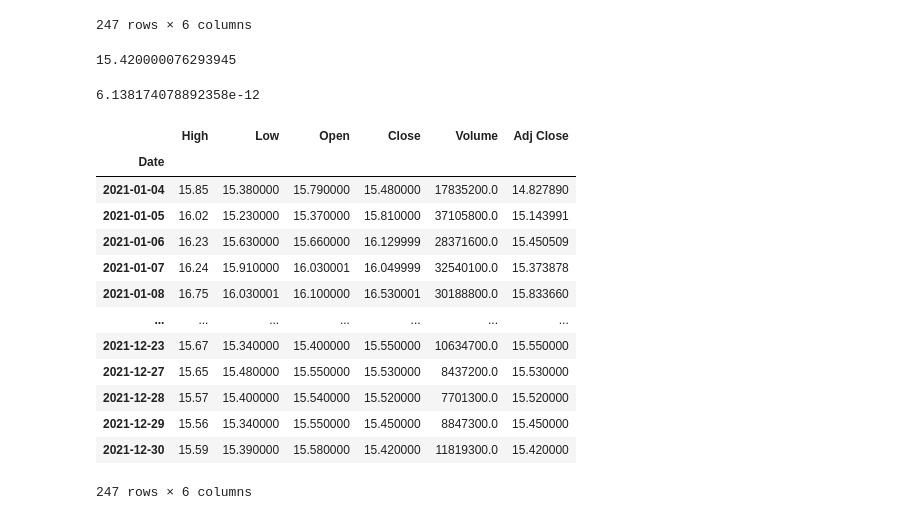
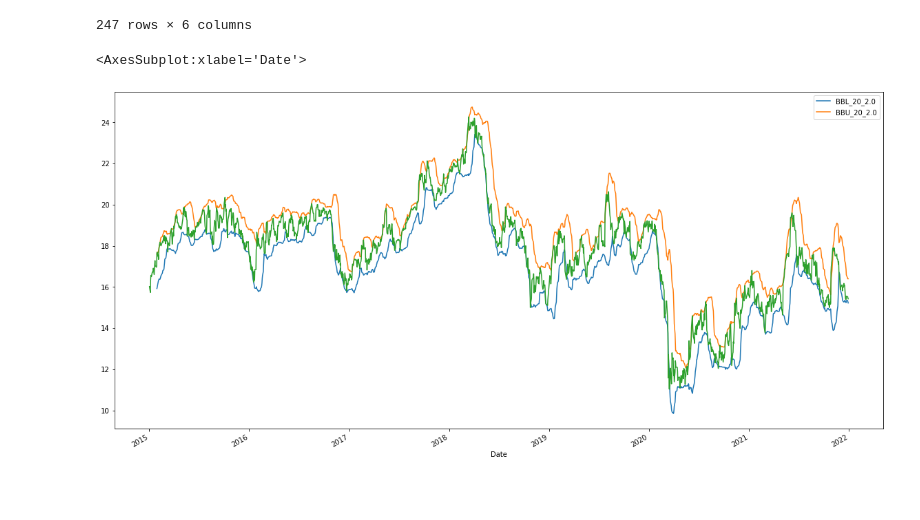
Before and after one commit to felipesveiga/Stock-Analysis-Dashboard, a Jupyter notebook: cotacoes_rascunho.ipynb, the cells around one changed output. Saved outputs shown, nothing was run; the diff lists cells and outputs as text; code cells hidden in the pictures; blank space fills up the shorter version.

```diff
--- a/cotacoes_rascunho.ipynb
+++ b/cotacoes_rascunho.ipynb
@@ -268,26 +266,11 @@ abev= web.DataReader(f'ABEV3.SA', 'yahoo', start=start, end=end)['Close']
-# %%
-abev.iloc[-1]
-# %% [output]
-15.420000076293945
-# %%
-from scipy.stats import pearsonr
-pearsonr(x.mean(axis=1),abev)[1]
-# %% [output]
-6.138174078892358e-12
-# %%
-web.DataReader(f'ABEV3.SA', 'yahoo', start=start, end=end)
-# %% [output]
-|  | High | Low | Open | Close | Volume | Adj Close |
-| Date |  |  |  |  |  |  |
-| 2021-01-04 | 15.85 | 15.380000 | 15.790000 | 15.480000 | 17835200.0 | 14.827890 |
-| 2021-01-05 | 16.02 | 15.230000 | 15.370000 | 15.810000 | 37105800.0 | 15.143991 |
-| 2021-01-06 | 16.23 | 15.630000 | 15.660000 | 16.129999 | 28371600.0 | 15.450509 |
-| 2021-01-07 | 16.24 | 15.910000 | 16.030001 | 16.049999 | 32540100.0 | 15.373878 |
-| 2021-01-08 | 16.75 | 16.030001 | 16.100000 | 16.530001 | 30188800.0 | 15.833660 |
-| ... | ... | ... | ... | ... | ... | ... |
-| 2021-12-23 | 15.67 | 15.340000 | 15.400000 | 15.550000 | 10634700.0 | 15.550000 |
-| 2021-12-27 | 15.65 | 15.480000 | 15.550000 | 15.530000 | 8437200.0 | 15.530000 |
-| 2021-12-28 | 15.57 | 15.400000 | 15.540000 | 15.520000 | 7701300.0 | 15.520000 |
-| 2021-12-29 | 15.56 | 15.340000 | 15.550000 | 15.450000 | 8847300.0 | 15.450000 |
-| 2021-12-30 | 15.59 | 15.390000 | 15.580000 | 15.420000 | 11819300.0 | 15.420000 |
-247 rows × 6 columns
+# %%
+from pandas_ta import macd, bbands, ad
+import pandas_datareader as web
+df = web.DataReader('ABEV3.SA','yahoo', start='2015-01-01', end='2021-12-31')
+# %%
+import numpy as np
+bbands(df['Close'], length=20, std=2).iloc[:, [0,2]].plot(figsize=(20,10))
+df['Close'].plot()
+# %% [output]
+<AxesSubplot:xlabel='Date'>
+[figure, added]
```
Also changed, not shown: parts of 4 cells of this notebook, 1 other file.
